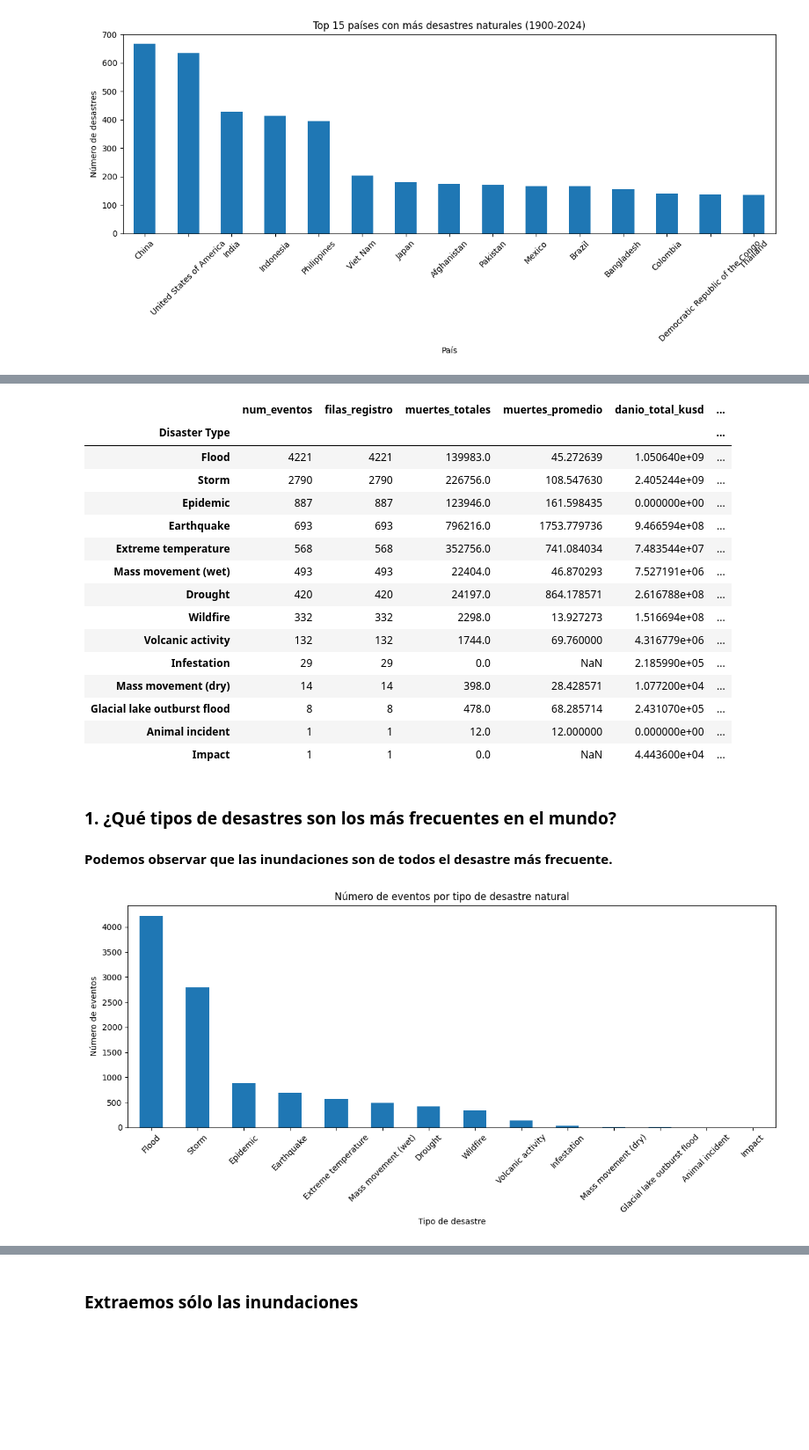
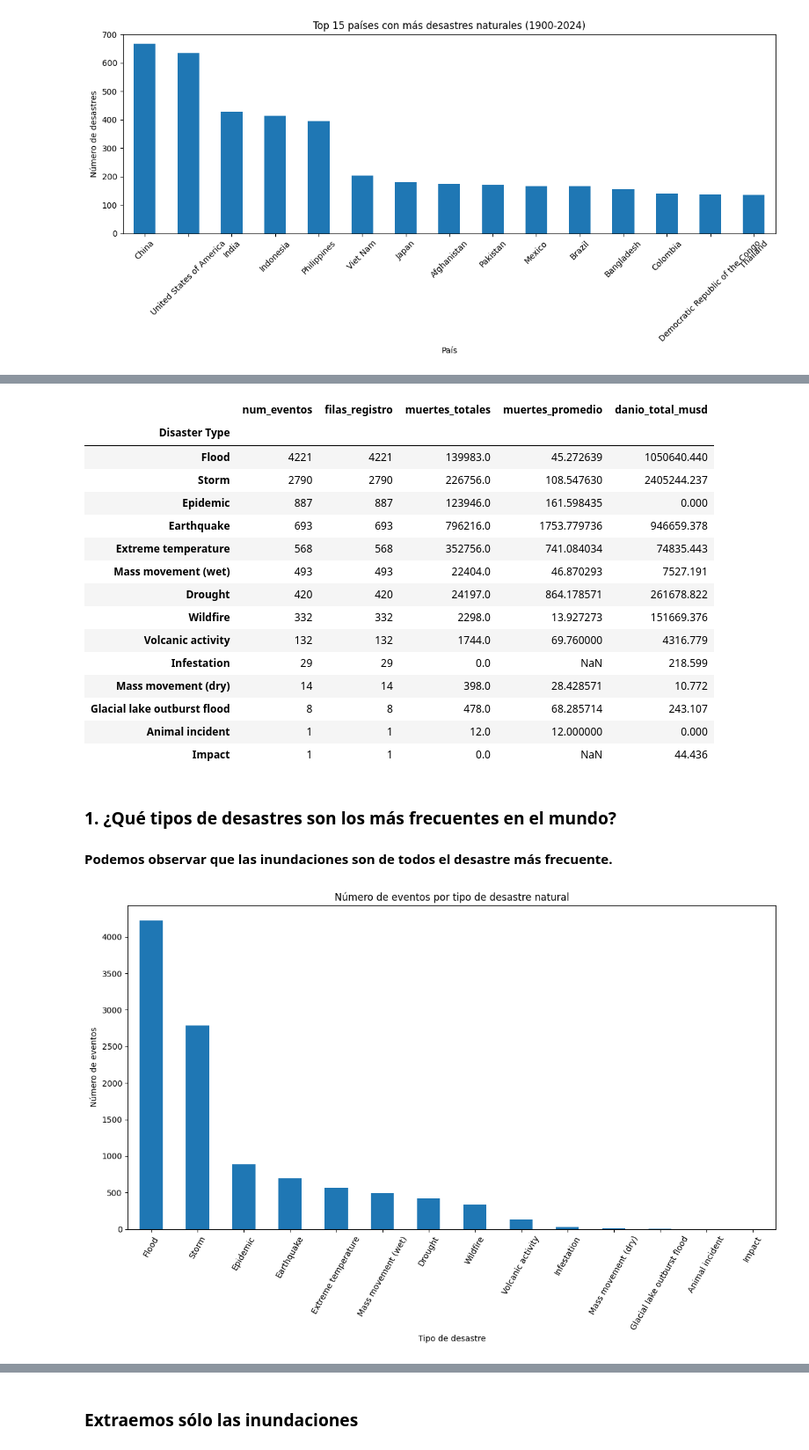
Before and after one commit to soto-amalia/desastres, a Jupyter notebook: prueba2.ipynb, the cells around one changed output, grey strips where cells are left out. Shown at 88% size. Saved outputs shown, nothing was run; the diff lists cells and outputs as text; code cells hidden in the pictures; blank space fills up the shorter version.

```diff
--- a/prueba2.ipynb
+++ b/prueba2.ipynb
@@ -202,50 +205,54 @@ plt.show()
 # %%
 df_naturales
 stats_por_tipo = (
-    df_naturales
-    .groupby("Disaster Type")
-    .agg(
+    df_naturales.groupby("Disaster Type").agg(
         num_eventos = ("DisNo.", "nunique"),         # cuántos desastres únicos
         filas_registro = ("Disaster Type", "size"),  # cuántas filas (por si un desastre se repite)
         muertes_totales = ("Total Deaths", "sum"),
         muertes_promedio = ("Total Deaths", "mean"),
         danio_total_kusd = ("Total Damage, Adjusted ('000 US$)", "sum"),
-        danio_promedio_kusd = ("Total Damage, Adjusted ('000 US$)", "mean"),
     )
     .sort_values("num_eventos", ascending=False)
 )
+stats_por_tipo["danio_total_musd"] = stats_por_tipo["danio_total_kusd"] / 1000
+
+# Cambiamos a que se muestre el valor de los danios en millones de dolares en lugar de miles
+stats_por_tipo = (
+    stats_por_tipo.drop(columns=["danio_total_kusd"])
+                  .sort_values("num_eventos", ascending=False)
+)
 
 stats_por_tipo
 # %% [output]
-|  | num_eventos | filas_registro | muertes_totales | muertes_promedio | danio_total_kusd | ... |
-| Disaster Type |  |  |  |  |  | ... |
-| Flood | 4221 | 4221 | 139983.0 | 45.272639 | 1.050640e+09 | ... |
-| Storm | 2790 | 2790 | 226756.0 | 108.547630 | 2.405244e+09 | ... |
-| Epidemic | 887 | 887 | 123946.0 | 161.598435 | 0.000000e+00 | ... |
-| Earthquake | 693 | 693 | 796216.0 | 1753.779736 | 9.466594e+08 | ... |
-| Extreme temperature | 568 | 568 | 352756.0 | 741.084034 | 7.483544e+07 | ... |
-| Mass movement (wet) | 493 | 493 | 22404.0 | 46.870293 | 7.527191e+06 | ... |
-| Drought | 420 | 420 | 24197.0 | 864.178571 | 2.616788e+08 | ... |
-| Wildfire | 332 | 332 | 2298.0 | 13.927273 | 1.516694e+08 | ... |
-| Volcanic activity | 132 | 132 | 1744.0 | 69.760000 | 4.316779e+06 | ... |
-| Infestation | 29 | 29 | 0.0 | NaN | 2.185990e+05 | ... |
-| Mass movement (dry) | 14 | 14 | 398.0 | 28.428571 | 1.077200e+04 | ... |
-| Glacial lake outburst flood | 8 | 8 | 478.0 | 68.285714 | 2.431070e+05 | ... |
-| Animal incident | 1 | 1 | 12.0 | 12.000000 | 0.000000e+00 | ... |
-| Impact | 1 | 1 | 0.0 | NaN | 4.443600e+04 | ... |
+|  | num_eventos | filas_registro | muertes_totales | muertes_promedio | danio_total_musd |
+| Disaster Type |  |  |  |  |  |
+| Flood | 4221 | 4221 | 139983.0 | 45.272639 | 1050640.440 |
+| Storm | 2790 | 2790 | 226756.0 | 108.547630 | 2405244.237 |
+| Epidemic | 887 | 887 | 123946.0 | 161.598435 | 0.000 |
+| Earthquake | 693 | 693 | 796216.0 | 1753.779736 | 946659.378 |
+| Extreme temperature | 568 | 568 | 352756.0 | 741.084034 | 74835.443 |
+| Mass movement (wet) | 493 | 493 | 22404.0 | 46.870293 | 7527.191 |
+| Drought | 420 | 420 | 24197.0 | 864.178571 | 261678.822 |
+| Wildfire | 332 | 332 | 2298.0 | 13.927273 | 151669.376 |
+| Volcanic activity | 132 | 132 | 1744.0 | 69.760000 | 4316.779 |
+| Infestation | 29 | 29 | 0.0 | NaN | 218.599 |
+| Mass movement (dry) | 14 | 14 | 398.0 | 28.428571 | 10.772 |
+| Glacial lake outburst flood | 8 | 8 | 478.0 | 68.285714 | 243.107 |
+| Animal incident | 1 | 1 | 12.0 | 12.000000 | 0.000 |
+| Impact | 1 | 1 | 0.0 | NaN | 44.436 |
 # %% [markdown]
 ### 1. ¿Qué tipos de desastres son los más frecuentes en el mundo?
 #### Podemos observar que las inundaciones son de todos el desastre más frecuente.
 # %%
 stats_por_tipo.to_csv("estadisticas_desastres_por_tipo.csv")
-#graficar stats por tipo de desastre
-plt.figure(figsize=(12,6))
-stats_por_tipo["num_eventos"].plot(kind='bar')
+
+plt.figure(figsize=(12,8)) # grafica de 12 de largo y 6 de alto
+stats_por_tipo["num_eventos"].plot(kind='bar') #de barra
 plt.title("Número de eventos por tipo de desastre natural")
 plt.xlabel("Tipo de desastre")
 plt.ylabel("Número de eventos")
-plt.xticks(rotation=45)
+plt.xticks(rotation=60) # cambiamos la rotacion de los titulos de x para que se vean bien
 plt.tight_layout()
 plt.show()
 # %% [output]
-[figure, old version]
+[figure, new version]
```
Also changed, not shown: parts of 28 cells of this notebook, 1 other file.
